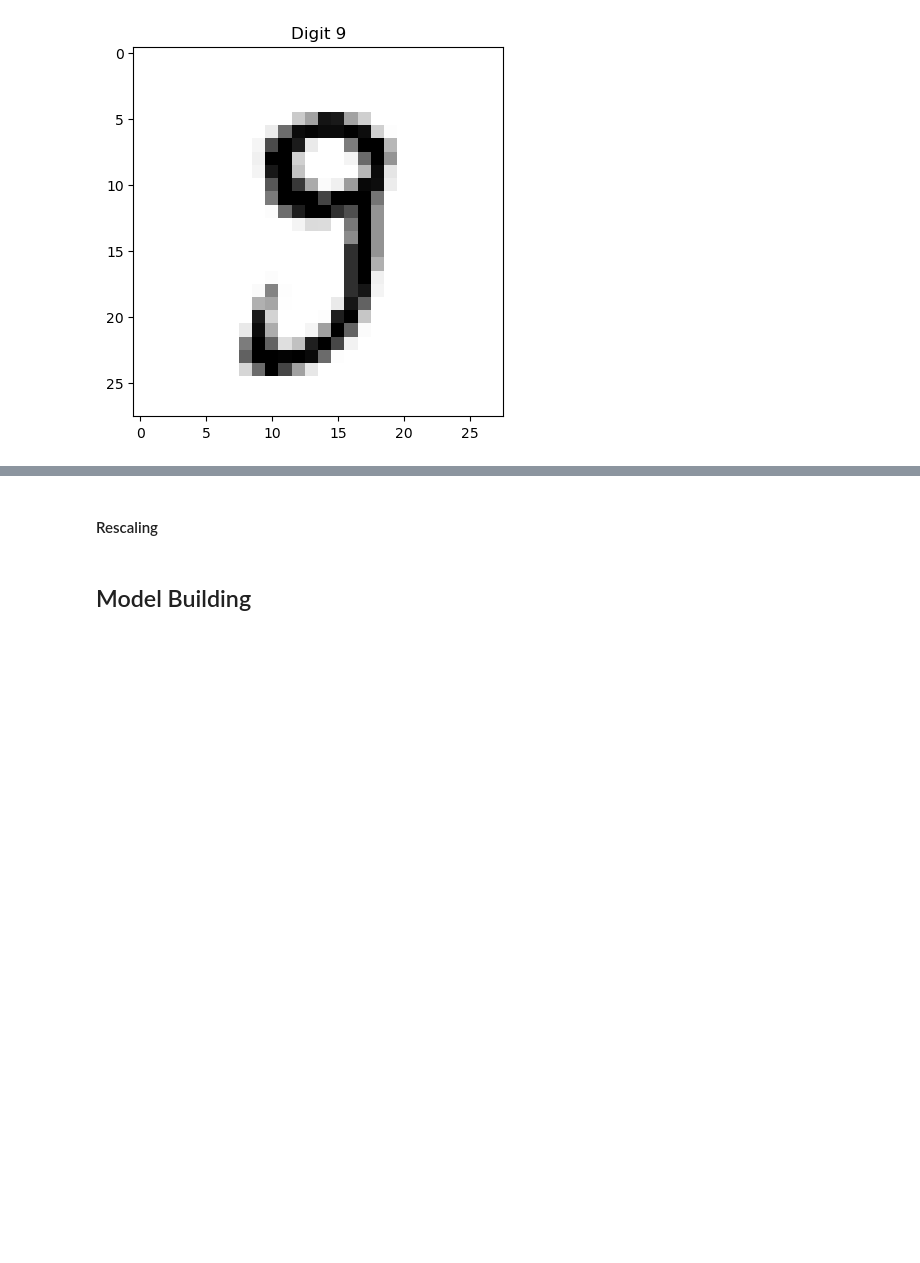
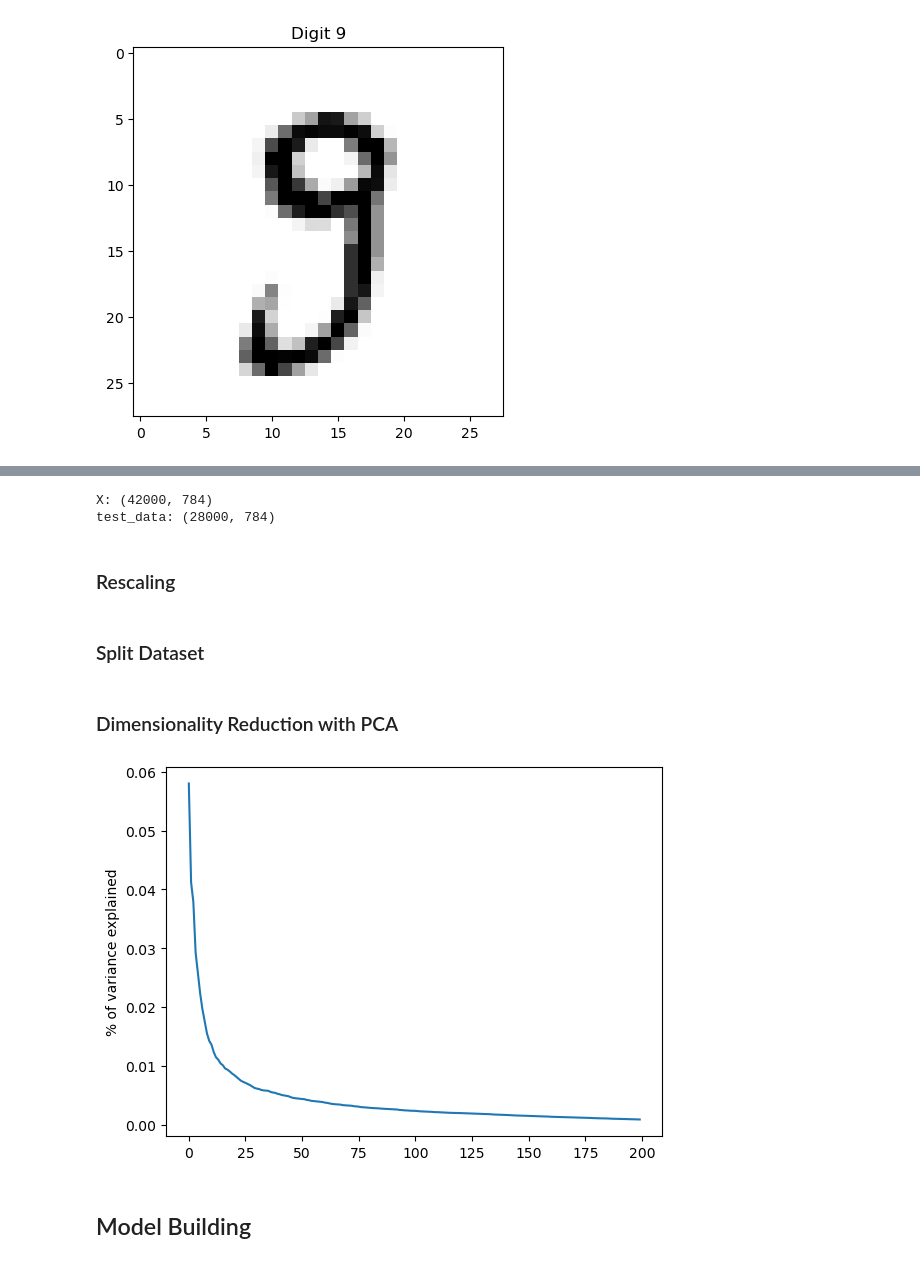
Before and after one commit to HermonaDev/Handwritten-Digit-Recognizer, a Jupyter notebook: DigitRecognizer.ipynb, the cells around one changed output, grey strips where cells are left out. Cells and saved outputs as stored; diff of their text form; code cells hidden in the pictures; blank space fills up the shorter version.

```diff
--- a/DigitRecognizer.ipynb
+++ b/DigitRecognizer.ipynb
@@ -268,0 +266,2 @@ plt.show()
+# %%
+X = train_set.drop(columns = 'label')
@@ -269,2 +270,28 @@ plt.show()
+# %%
+X = X/255.0
+test_set /= 255.0
+
+print("X:", X.shape)
+print("test_data:", test_set.shape)
+# %% [output]
+X: (42000, 784)
+test_data: (28000, 784)
 # %% [markdown]
-#### Rescaling
+### Rescaling
+# %%
+from sklearn.preprocessing import scale
+X_rescaled = scale(X)
+# %% [markdown]
+### Split Dataset
+# %%
+X_train, X_test, y_train, y_test = train_test_split(X_rescaled, y, test_size=0.3, random_state=10)
+# %% [markdown]
+### Dimensionality Reduction with PCA
+# %%
+pca = decomposition.PCA(n_components=200)
+pca.fit(X_train)
+plt.plot(pca.explained_variance_ratio_)
+plt.ylabel('% of variance explained')
+plt.show()
+# %% [output]
+[figure, added]
```
Also changed, not shown: parts of 26 cells of this notebook.
